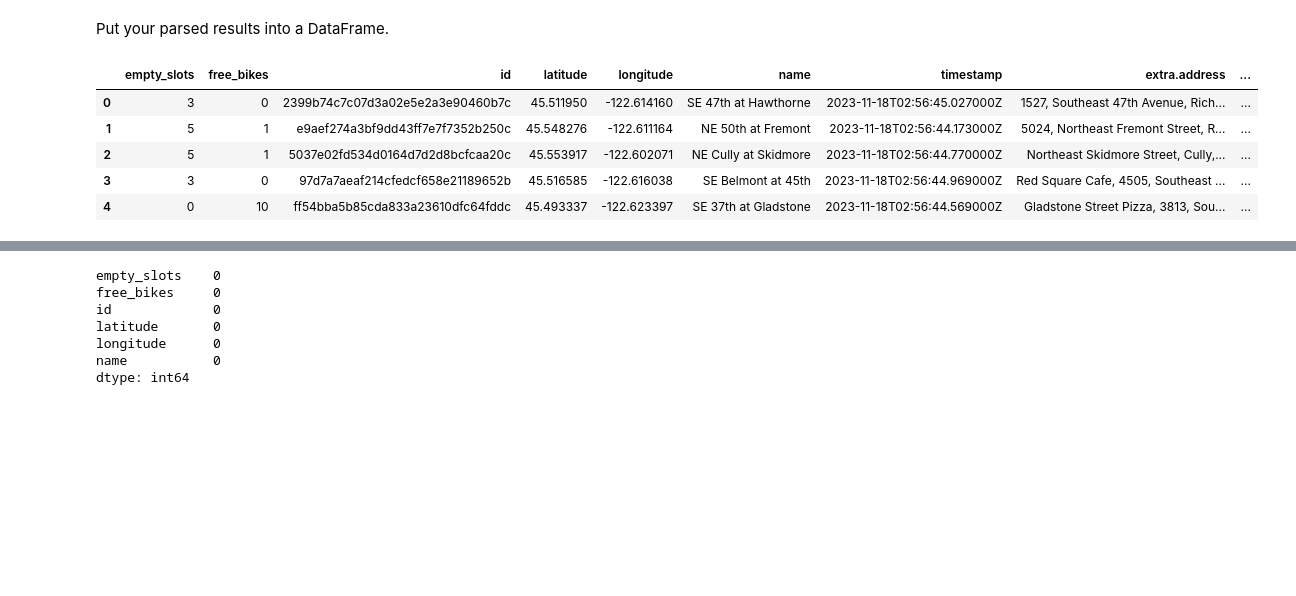
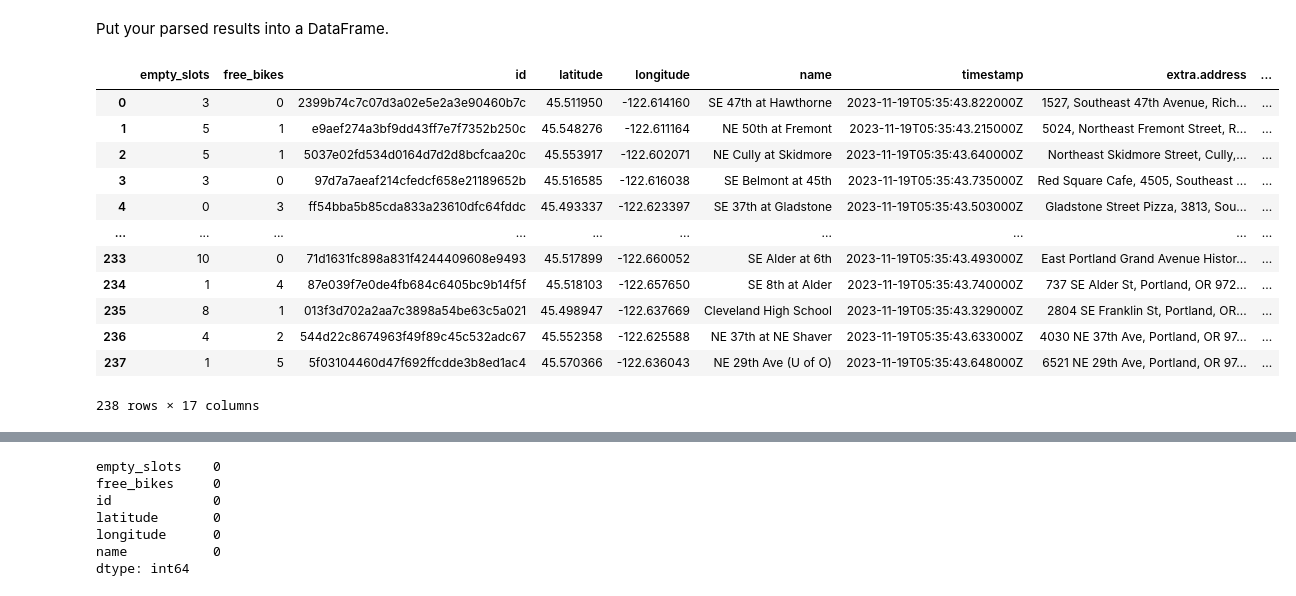
Before and after one commit to Zarmeena667/Statistical-Modelling-with-Python-Project2-LHL, a Jupyter notebook: notebooks/city_bikes.ipynb, the cells around one changed output, grey strips where cells are left out. Drawn from its saved outputs; the diff is of its cells as text; code cells hidden in the pictures; blank space fills up the shorter version.

```diff
--- a/notebooks/city_bikes.ipynb
+++ b/notebooks/city_bikes.ipynb
@@ -63,14 +63,21 @@ Put your parsed results into a DataFrame.
 # %%
 stations = response.json()['network']['stations']
 df= pd.json_normalize(stations)
-df.head()
+df
 # %% [output]
 |  | empty_slots | free_bikes | id | latitude | longitude | name | timestamp | extra.address | ... |
-| 0 | 3 | 0 | 2399b74c7c07d3a02e5e2a3e90460b7c | 45.511950 | -122.614160 | SE 47th at Hawthorne | 2023-11-18T02:56:45.027000Z | 1527, Southeast 47th Avenue, Rich... | ... |
-| 1 | 5 | 1 | e9aef274a3bf9dd43ff7e7f7352b250c | 45.548276 | -122.611164 | NE 50th at Fremont | 2023-11-18T02:56:44.173000Z | 5024, Northeast Fremont Street, R... | ... |
-| 2 | 5 | 1 | 5037e02fd534d0164d7d2d8bcfcaa20c | 45.553917 | -122.602071 | NE Cully at Skidmore | 2023-11-18T02:56:44.770000Z | Northeast Skidmore Street, Cully,... | ... |
-| 3 | 3 | 0 | 97d7a7aeaf214cfedcf658e21189652b | 45.516585 | -122.616038 | SE Belmont at 45th | 2023-11-18T02:56:44.969000Z | Red Square Cafe, 4505, Southeast ... | ... |
-| 4 | 0 | 10 | ff54bba5b85cda833a23610dfc64fddc | 45.493337 | -122.623397 | SE 37th at Gladstone | 2023-11-18T02:56:44.569000Z | Gladstone Street Pizza, 3813, Sou... | ... |
+| 0 | 3 | 0 | 2399b74c7c07d3a02e5e2a3e90460b7c | 45.511950 | -122.614160 | SE 47th at Hawthorne | 2023-11-19T05:35:43.822000Z | 1527, Southeast 47th Avenue, Rich... | ... |
+| 1 | 5 | 1 | e9aef274a3bf9dd43ff7e7f7352b250c | 45.548276 | -122.611164 | NE 50th at Fremont | 2023-11-19T05:35:43.215000Z | 5024, Northeast Fremont Street, R... | ... |
+| 2 | 5 | 1 | 5037e02fd534d0164d7d2d8bcfcaa20c | 45.553917 | -122.602071 | NE Cully at Skidmore | 2023-11-19T05:35:43.640000Z | Northeast Skidmore Street, Cully,... | ... |
+| 3 | 3 | 0 | 97d7a7aeaf214cfedcf658e21189652b | 45.516585 | -122.616038 | SE Belmont at 45th | 2023-11-19T05:35:43.735000Z | Red Square Cafe, 4505, Southeast ... | ... |
+| 4 | 0 | 3 | ff54bba5b85cda833a23610dfc64fddc | 45.493337 | -122.623397 | SE 37th at Gladstone | 2023-11-19T05:35:43.503000Z | Gladstone Street Pizza, 3813, Sou... | ... |
+| ... | ... | ... | ... | ... | ... | ... | ... | ... | ... |
+| 233 | 10 | 0 | 71d1631fc898a831f4244409608e9493 | 45.517899 | -122.660052 | SE Alder at 6th | 2023-11-19T05:35:43.493000Z | East Portland Grand Avenue Histor... | ... |
+| 234 | 1 | 4 | 87e039f7e0de4fb684c6405bc9b14f5f | 45.518103 | -122.657650 | SE 8th at Alder | 2023-11-19T05:35:43.740000Z | 737 SE Alder St, Portland, OR 972... | ... |
+| 235 | 8 | 1 | 013f3d702a2aa7c3898a54be63c5a021 | 45.498947 | -122.637669 | Cleveland High School | 2023-11-19T05:35:43.329000Z | 2804 SE Franklin St, Portland, OR... | ... |
+| 236 | 4 | 2 | 544d22c8674963f49f89c45c532adc67 | 45.552358 | -122.625588 | NE 37th at NE Shaver | 2023-11-19T05:35:43.633000Z | 4030 NE 37th Ave, Portland, OR 97... | ... |
+| 237 | 1 | 5 | 5f03104460d47f692ffcdde3b8ed1ac4 | 45.570366 | -122.636043 | NE 29th Ave (U of O) | 2023-11-19T05:35:43.648000Z | 6521 NE 29th Ave, Portland, OR 97... | ... |
+238 rows × 17 columns
 # %%
 z= df.iloc[::,0:6]
 z
```
Also changed, not shown: parts of 6 cells of this notebook, 5 other files.
